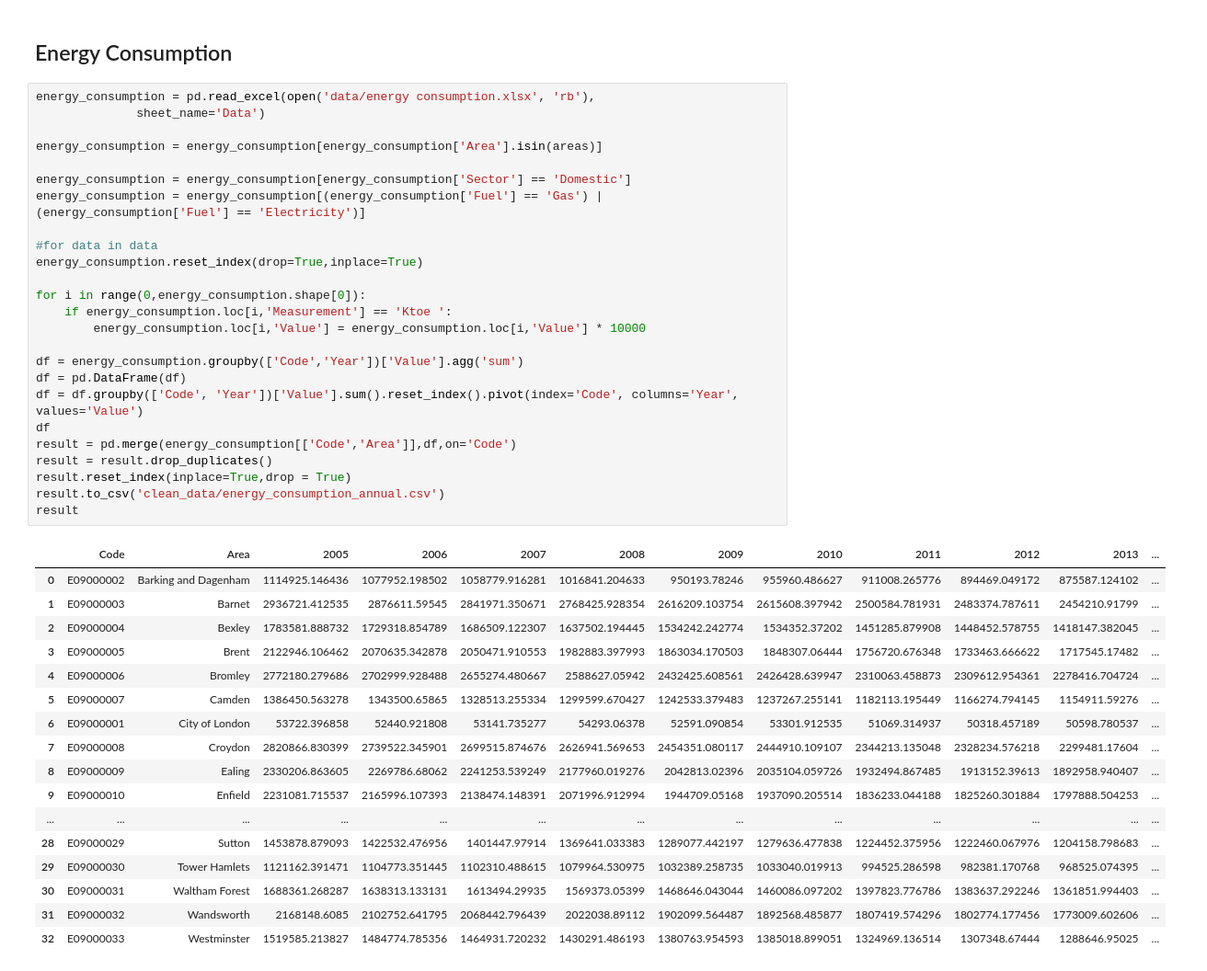
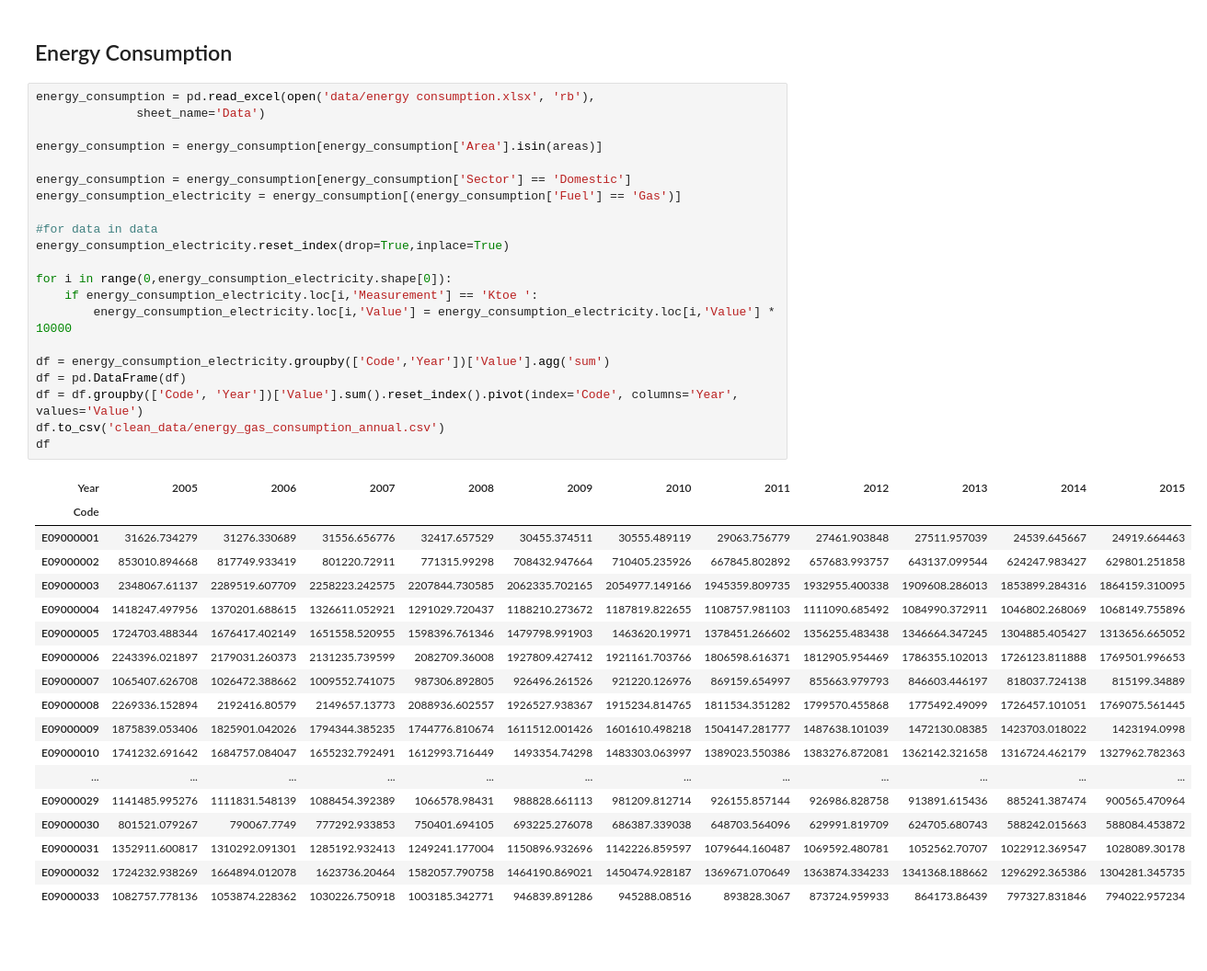
Before and after one commit to MischaRauch/london_house_price_prediction, a Jupyter notebook: reading_data_3.ipynb, the cells around one changed output. Shown: that part at 92% size. Saved outputs shown, nothing was run; the diff lists cells and outputs as text; blank space fills up the shorter version.

Commit message:
Final Energy Update

```diff
--- a/reading_data_3.ipynb
+++ b/reading_data_3.ipynb
@@ -43,43 +43,40 @@ population
 # %%
 energy_consumption = pd.read_excel(open('data/energy consumption.xlsx', 'rb'),
               sheet_name='Data')
 
 energy_consumption = energy_consumption[energy_consumption['Area'].isin(areas)]
 
 energy_consumption = energy_consumption[energy_consumption['Sector'] == 'Domestic']
-energy_consumption = energy_consumption[(energy_consumption['Fuel'] == 'Gas') | (energy_consumption['Fuel'] == 'Electricity')]
+energy_consumption_electricity = energy_consumption[(energy_consumption['Fuel'] == 'Gas')]
 
 #for data in data
-energy_consumption.reset_index(drop=True,inplace=True)
+energy_consumption_electricity.reset_index(drop=True,inplace=True)
 
-for i in range(0,energy_consumption.shape[0]):
-    if energy_consumption.loc[i,'Measurement'] == 'Ktoe ':
-        energy_consumption.loc[i,'Value'] = energy_consumption.loc[i,'Value'] * 10000
+for i in range(0,energy_consumption_electricity.shape[0]):
+    if energy_consumption_electricity.loc[i,'Measurement'] == 'Ktoe ':
+        energy_consumption_electricity.loc[i,'Value'] = energy_consumption_electricity.loc[i,'Value'] * 10000
 
-df = energy_consumption.groupby(['Code','Year'])['Value'].agg('sum')
+df = energy_consumption_electricity.groupby(['Code','Year'])['Value'].agg('sum')
 df = pd.DataFrame(df)
 df = df.groupby(['Code', 'Year'])['Value'].sum().reset_index().pivot(index='Code', columns='Year', values='Value')
+df.to_csv('clean_data/energy_gas_consumption_annual.csv')
 df
-result = pd.merge(energy_consumption[['Code','Area']],df,on='Code')
-result = result.drop_duplicates()
-result.reset_index(inplace=True,drop = True)
-result.to_csv('clean_data/energy_consumption_annual.csv')
-result
 # %% [output]
-|  | Code | Area | 2005 | 2006 | 2007 | 2008 | 2009 | 2010 | 2011 | 2012 | 2013 | ... |
-| 0 | E09000002 | Barking and Dagenham | 1114925.146436 | 1077952.198502 | 1058779.916281 | 1016841.204633 | 950193.78246 | 955960.486627 | 911008.265776 | 894469.049172 | 875587.124102 | ... |
-| 1 | E09000003 | Barnet | 2936721.412535 | 2876611.59545 | 2841971.350671 | 2768425.928354 | 2616209.103754 | 2615608.397942 | 2500584.781931 | 2483374.787611 | 2454210.91799 | ... |
-| 2 | E09000004 | Bexley | 1783581.888732 | 1729318.854789 | 1686509.122307 | 1637502.194445 | 1534242.242774 | 1534352.37202 | 1451285.879908 | 1448452.578755 | 1418147.382045 | ... |
-| 3 | E09000005 | Brent | 2122946.106462 | 2070635.342878 | 2050471.910553 | 1982883.397993 | 1863034.170503 | 1848307.06444 | 1756720.676348 | 1733463.666622 | 1717545.17482 | ... |
-| 4 | E09000006 | Bromley | 2772180.279686 | 2702999.928488 | 2655274.480667 | 2588627.05942 | 2432425.608561 | 2426428.639947 | 2310063.458873 | 2309612.954361 | 2278416.704724 | ... |
-| 5 | E09000007 | Camden | 1386450.563278 | 1343500.65865 | 1328513.255334 | 1299599.670427 | 1242533.379483 | 1237267.255141 | 1182113.195449 | 1166274.794145 | 1154911.59276 | ... |
-| 6 | E09000001 | City of London | 53722.396858 | 52440.921808 | 53141.735277 | 54293.06378 | 52591.090854 | 53301.912535 | 51069.314937 | 50318.457189 | 50598.780537 | ... |
-| 7 | E09000008 | Croydon | 2820866.830399 | 2739522.345901 | 2699515.874676 | 2626941.569653 | 2454351.080117 | 2444910.109107 | 2344213.135048 | 2328234.576218 | 2299481.17604 | ... |
-| 8 | E09000009 | Ealing | 2330206.863605 | 2269786.68062 | 2241253.539249 | 2177960.019276 | 2042813.02396 | 2035104.059726 | 1932494.867485 | 1913152.39613 | 1892958.940407 | ... |
-| 9 | E09000010 | Enfield | 2231081.715537 | 2165996.107393 | 2138474.148391 | 2071996.912994 | 1944709.05168 | 1937090.205514 | 1836233.044188 | 1825260.301884 | 1797888.504253 | ... |
-| ... | ... | ... | ... | ... | ... | ... | ... | ... | ... | ... | ... | ... |
-| 28 | E09000029 | Sutton | 1453878.879093 | 1422532.476956 | 1401447.97914 | 1369641.033383 | 1289077.442197 | 1279636.477838 | 1224452.375956 | 1222460.067976 | 1204158.798683 | ... |
-| 29 | E09000030 | Tower Hamlets | 1121162.391471 | 1104773.351445 | 1102310.488615 | 1079964.530975 | 1032389.258735 | 1033040.019913 | 994525.286598 | 982381.170768 | 968525.074395 | ... |
-| 30 | E09000031 | Waltham Forest | 1688361.268287 | 1638313.133131 | 1613494.29935 | 1569373.05399 | 1468646.043044 | 1460086.097202 | 1397823.776786 | 1383637.292246 | 1361851.994403 | ... |
-| 31 | E09000032 | Wandsworth | 2168148.6085 | 2102752.641795 | 2068442.796439 | 2022038.89112 | 1902099.564487 | 1892568.485877 | 1807419.574296 | 1802774.177456 | 1773009.602606 | ... |
-| 32 | E09000033 | Westminster | 1519585.213827 | 1484774.785356 | 1464931.720232 | 1430291.486193 | 1380763.954593 | 1385018.899051 | 1324969.136514 | 1307348.67444 | 1288646.95025 | ... |
+| Year | 2005 | 2006 | 2007 | 2008 | 2009 | 2010 | 2011 | 2012 | 2013 | 2014 | 2015 |
+| Code |  |  |  |  |  |  |  |  |  |  |  |
+| E09000001 | 31626.734279 | 31276.330689 | 31556.656776 | 32417.657529 | 30455.374511 | 30555.489119 | 29063.756779 | 27461.903848 | 27511.957039 | 24539.645667 | 24919.664463 |
+| E09000002 | 853010.894668 | 817749.933419 | 801220.72911 | 771315.99298 | 708432.947664 | 710405.235926 | 667845.802892 | 657683.993757 | 643137.099544 | 624247.983427 | 629801.251858 |
+| E09000003 | 2348067.61137 | 2289519.607709 | 2258223.242575 | 2207844.730585 | 2062335.702165 | 2054977.149166 | 1945359.809735 | 1932955.400338 | 1909608.286013 | 1853899.284316 | 1864159.310095 |
+| E09000004 | 1418247.497956 | 1370201.688615 | 1326611.052921 | 1291029.720437 | 1188210.273672 | 1187819.822655 | 1108757.981103 | 1111090.685492 | 1084990.372911 | 1046802.268069 | 1068149.755896 |
+| E09000005 | 1724703.488344 | 1676417.402149 | 1651558.520955 | 1598396.761346 | 1479798.991903 | 1463620.19971 | 1378451.266602 | 1356255.483438 | 1346664.347245 | 1304885.405427 | 1313656.665052 |
+| E09000006 | 2243396.021897 | 2179031.260373 | 2131235.739599 | 2082709.36008 | 1927809.427412 | 1921161.703766 | 1806598.616371 | 1812905.954469 | 1786355.102013 | 1726123.811888 | 1769501.996653 |
+| E09000007 | 1065407.626708 | 1026472.388662 | 1009552.741075 | 987306.892805 | 926496.261526 | 921220.126976 | 869159.654997 | 855663.979793 | 846603.446197 | 818037.724138 | 815199.34889 |
+| E09000008 | 2269336.152894 | 2192416.80579 | 2149657.13773 | 2088936.602557 | 1926527.938367 | 1915234.814765 | 1811534.351282 | 1799570.455868 | 1775492.49099 | 1726457.101051 | 1769075.561445 |
+| E09000009 | 1875839.053406 | 1825901.042026 | 1794344.385235 | 1744776.810674 | 1611512.001426 | 1601610.498218 | 1504147.281777 | 1487638.101039 | 1472130.08385 | 1423703.018022 | 1423194.0998 |
+| E09000010 | 1741232.691642 | 1684757.084047 | 1655232.792491 | 1612993.716449 | 1493354.74298 | 1483303.063997 | 1389023.550386 | 1383276.872081 | 1362142.321658 | 1316724.462179 | 1327962.782363 |
+| ... | ... | ... | ... | ... | ... | ... | ... | ... | ... | ... | ... |
+| E09000029 | 1141485.995276 | 1111831.548139 | 1088454.392389 | 1066578.98431 | 988828.661113 | 981209.812714 | 926155.857144 | 926986.828758 | 913891.615436 | 885241.387474 | 900565.470964 |
+| E09000030 | 801521.079267 | 790067.7749 | 777292.933853 | 750401.694105 | 693225.276078 | 686387.339038 | 648703.564096 | 629991.819709 | 624705.680743 | 588242.015663 | 588084.453872 |
+| E09000031 | 1352911.600817 | 1310292.091301 | 1285192.932413 | 1249241.177004 | 1150896.932696 | 1142226.859597 | 1079644.160487 | 1069592.480781 | 1052562.70707 | 1022912.369547 | 1028089.30178 |
+| E09000032 | 1724232.938269 | 1664894.012078 | 1623736.20464 | 1582057.790758 | 1464190.869021 | 1450474.928187 | 1369671.070649 | 1363874.334233 | 1341368.188662 | 1296292.365386 | 1304281.345735 |
+| E09000033 | 1082757.778136 | 1053874.228362 | 1030226.750918 | 1003185.342771 | 946839.891286 | 945288.08516 | 893828.3067 | 873724.959933 | 864173.86439 | 797327.831846 | 794022.957234 |
```
Also changed, not shown: parts of 1 cell of this notebook, 3 other files.
